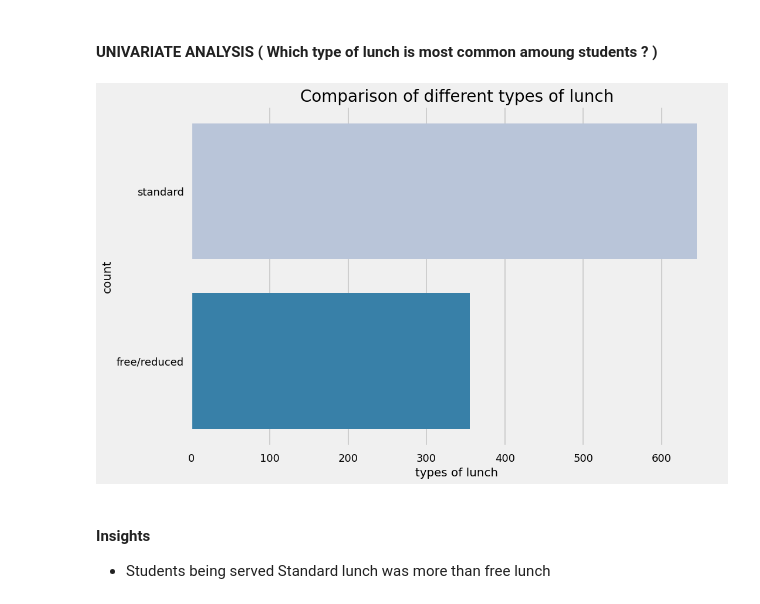
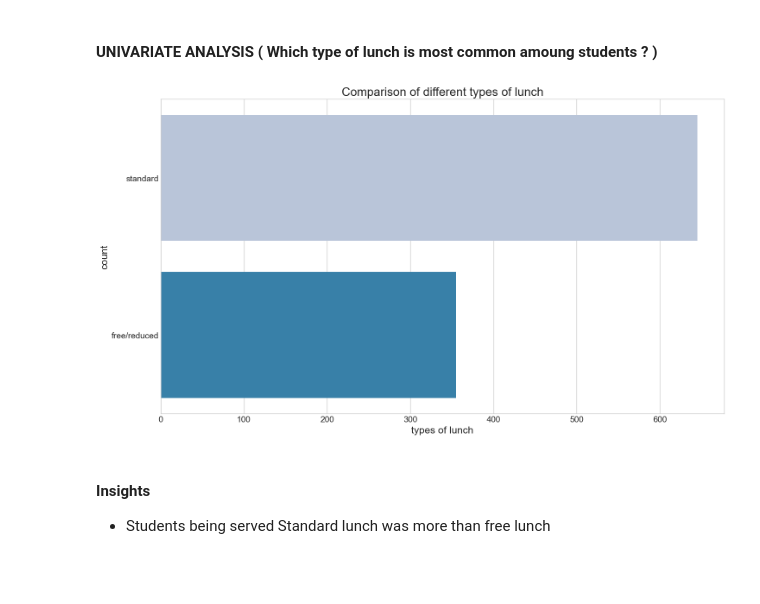
Before and after one commit to hritiksagar/mlproject, a Jupyter notebook: notebook/1 . EDA STUDENT PERFORMANCE .ipynb, the cells around one changed output. Saved outputs shown, nothing was run; the diff lists cells and outputs as text; code cells hidden in the pictures; blank space fills up the shorter version.

```diff
--- a/notebook/1 . EDA STUDENT PERFORMANCE .ipynb
+++ b/notebook/1 . EDA STUDENT PERFORMANCE .ipynb
@@ -563,14 +563,14 @@ plt.show()
 #### UNIVARIATE ANALYSIS ( Which type of lunch is most common amoung students ? )
 # %%
 plt.rcParams['figure.figsize'] = (15, 9)
-plt.style.use('seaborn-talk')
+plt.style.use("seaborn-v0_8-whitegrid")
 sns.countplot(df['lunch'], palette = 'PuBu')
 plt.title('Comparison of different types of lunch', fontweight = 30, fontsize = 20)
 plt.xlabel('types of lunch')
 plt.ylabel('count')
 plt.show()
 # %% [output]
-[figure, old version]
+[figure, new version]
 # %% [markdown]
 #### Insights
 - Students being served Standard lunch was more than free lunch
```
Also changed, not shown: parts of 18 cells of this notebook, 10 other files.
